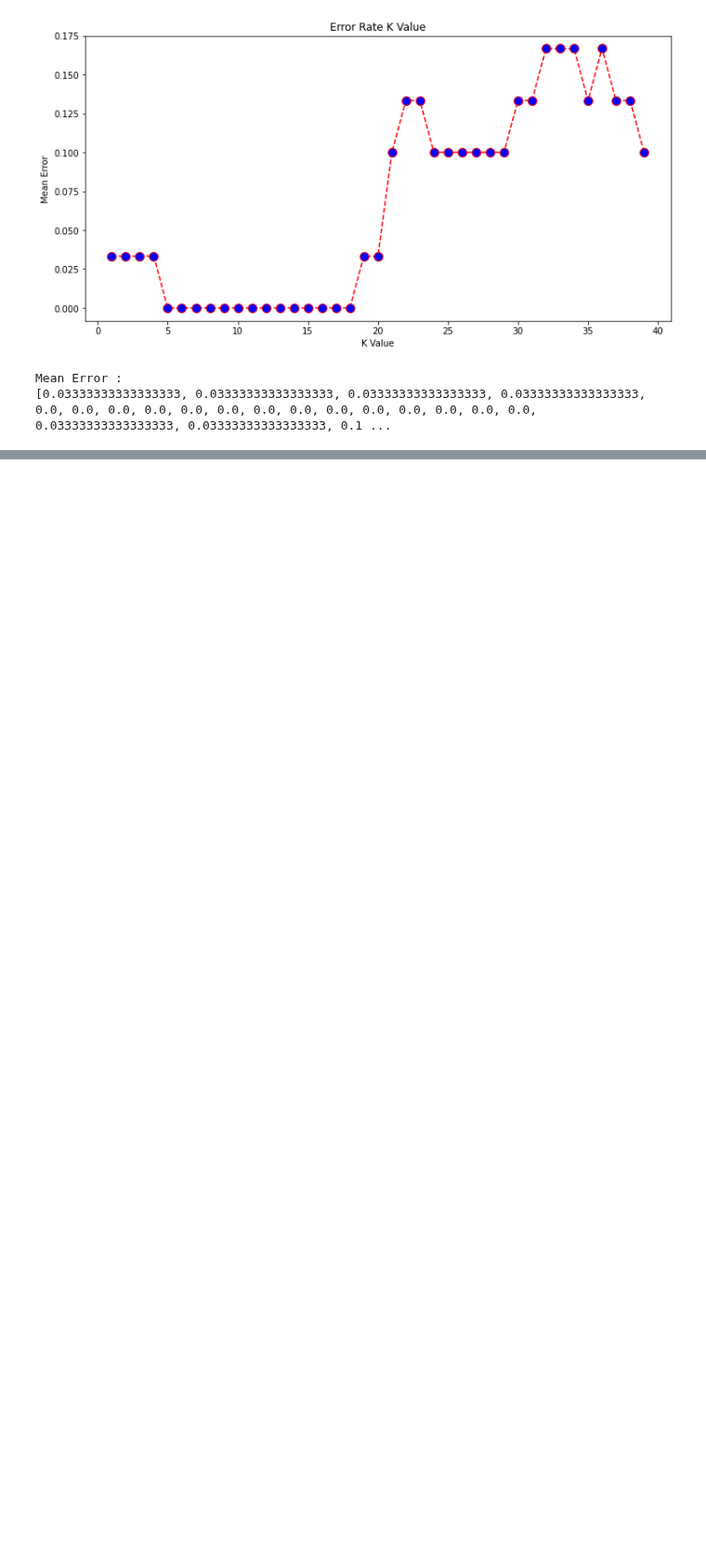
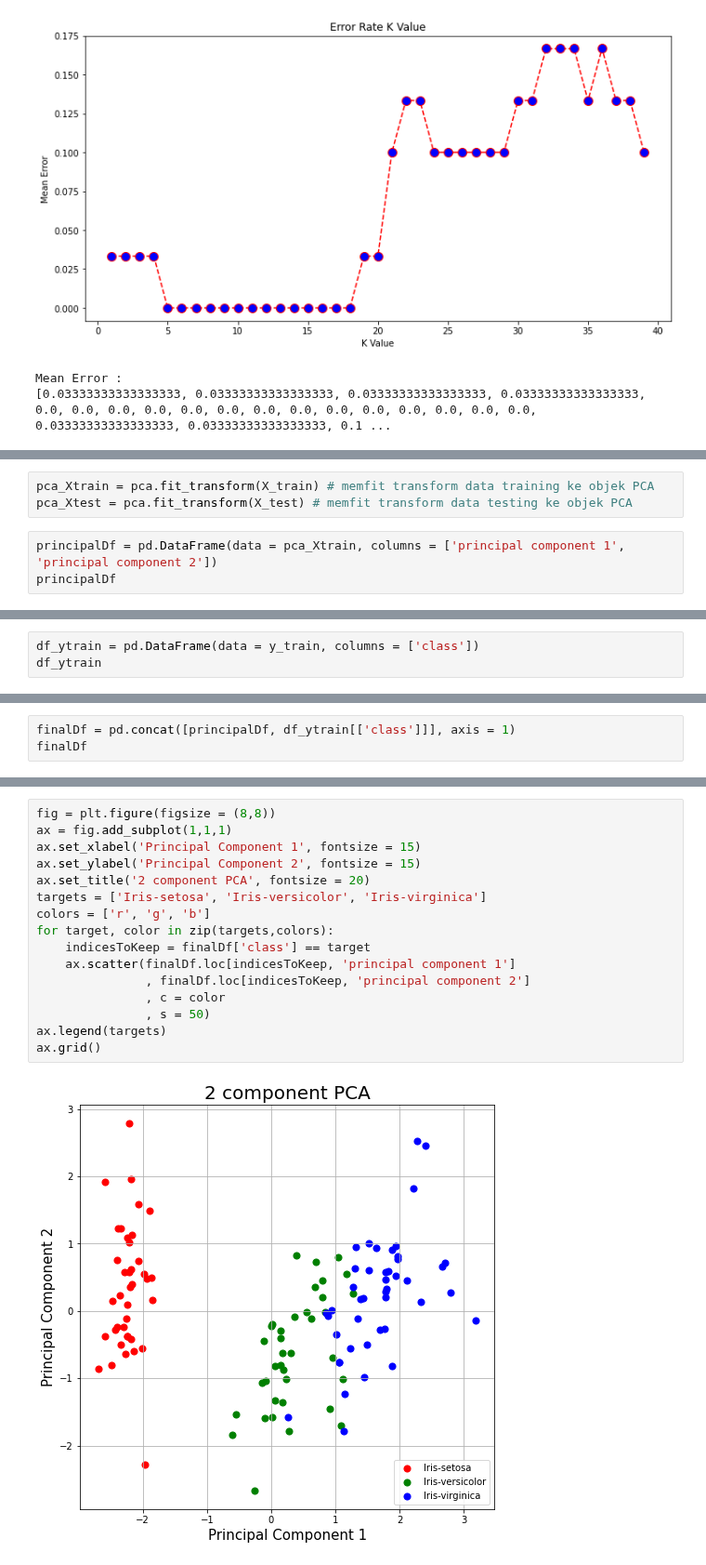
Before and after one commit to rifqicharisma/Belajar_Ai, a Jupyter notebook: Bisa Ai/Machine Learning/Topic 6 - KNN/knn.ipynb, the cells around one changed output, grey strips where cells are left out. Shown at 93% size. Saved outputs shown, nothing was run; the diff lists cells and outputs as text; blank space fills up the shorter version.

```diff
--- a/Bisa Ai/Machine Learning/Topic 6 - KNN/knn.ipynb
+++ b/Bisa Ai/Machine Learning/Topic 6 - KNN/knn.ipynb
@@ -164,0 +177,6 @@ Mean Error :
+# %%
+pca_Xtrain = pca.fit_transform(X_train) # memfit transform data training ke objek PCA
+pca_Xtest = pca.fit_transform(X_test) # memfit transform data testing ke objek PCA
+# %%
+principalDf = pd.DataFrame(data = pca_Xtrain, columns = ['principal component 1', 'principal component 2'])
+principalDf
@@ -164,0 +197,3 @@ Mean Error :
+# %%
+df_ytrain = pd.DataFrame(data = y_train, columns = ['class'])
+df_ytrain
@@ -164,0 +214,3 @@ Mean Error :
+# %%
+finalDf = pd.concat([principalDf, df_ytrain[['class']]], axis = 1)
+finalDf
@@ -164,0 +231,18 @@ Mean Error :
+# %%
+fig = plt.figure(figsize = (8,8))
+ax = fig.add_subplot(1,1,1)
+ax.set_xlabel('Principal Component 1', fontsize = 15)
+ax.set_ylabel('Principal Component 2', fontsize = 15)
+ax.set_title('2 component PCA', fontsize = 20)
+targets = ['Iris-setosa', 'Iris-versicolor', 'Iris-virginica']
+colors = ['r', 'g', 'b']
+for target, color in zip(targets,colors):
+    indicesToKeep = finalDf['class'] == target
+    ax.scatter(finalDf.loc[indicesToKeep, 'principal component 1']
+               , finalDf.loc[indicesToKeep, 'principal component 2']
+               , c = color
+               , s = 50)
+ax.legend(targets)
+ax.grid()
+# %% [output]
+[figure, added]
```
Also changed, not shown: parts of 8 cells of this notebook.
